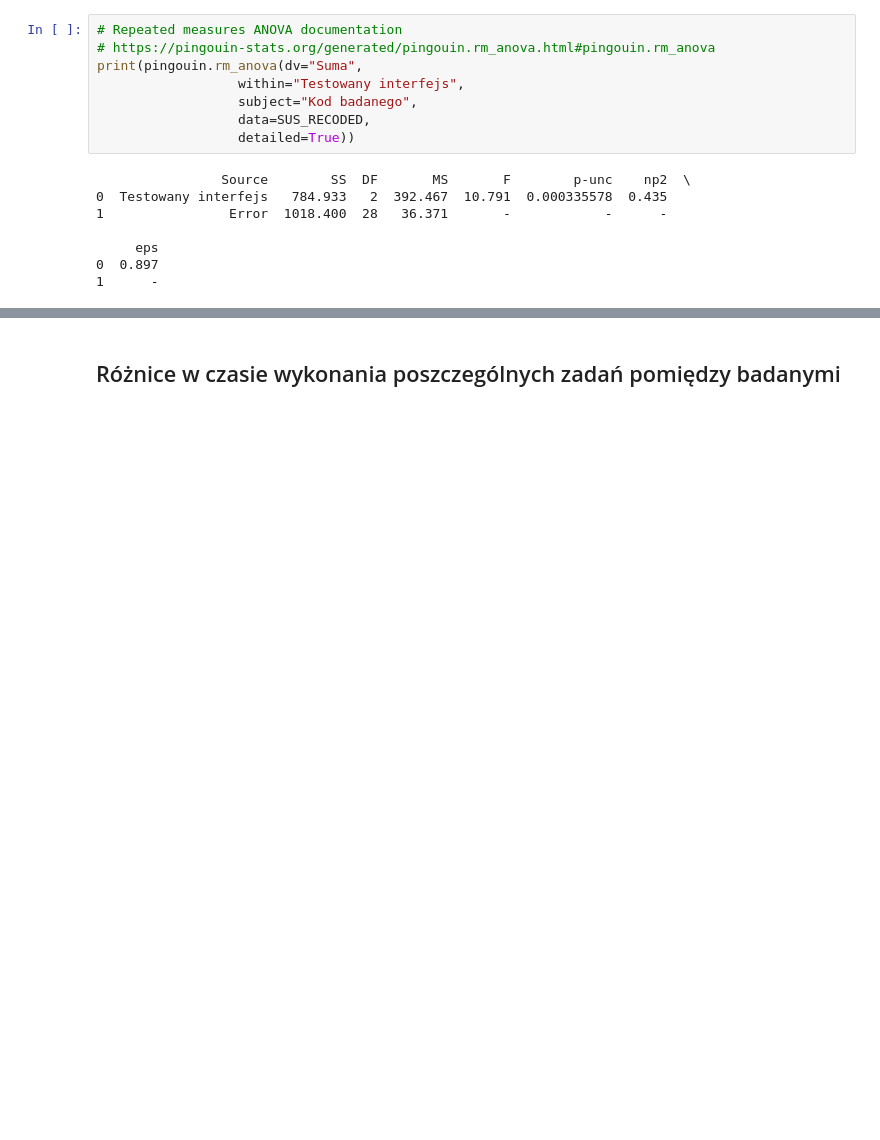
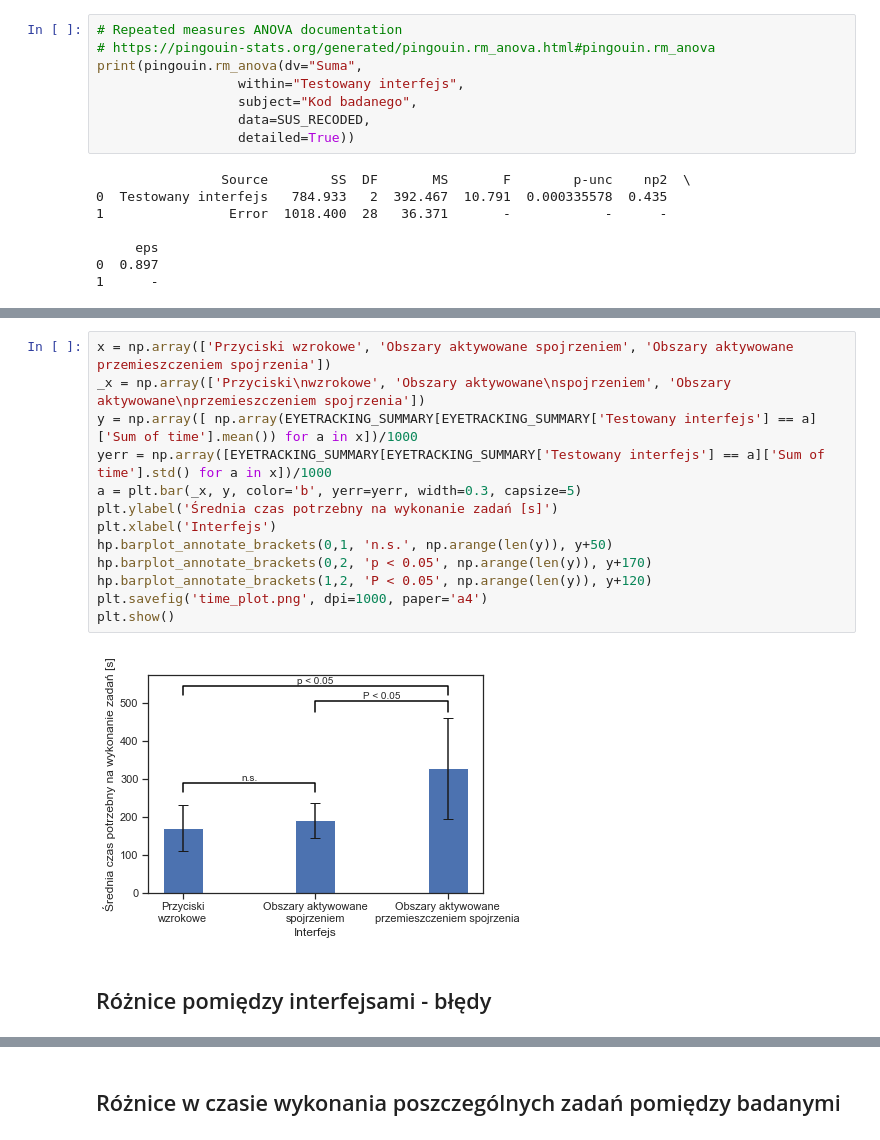
Before and after one commit to SiegfriedWagner/licencjat-analiza, a Jupyter notebook: analiza.ipynb, the cells around one changed output, grey strips where cells are left out. Cells and saved outputs as stored; diff of their text form; blank space fills up the shorter version.

```diff
--- a/analiza.ipynb
+++ b/analiza.ipynb
@@ -406,0 +446,17 @@ plt.show()
+# %%
+x = np.array(['Przyciski wzrokowe', 'Obszary aktywowane spojrzeniem', 'Obszary aktywowane przemieszczeniem spojrzenia'])
+_x = np.array(['Przyciski\nwzrokowe', 'Obszary aktywowane\nspojrzeniem', 'Obszary aktywowane\nprzemieszczeniem spojrzenia'])
+y = np.array([ np.array(EYETRACKING_SUMMARY[EYETRACKING_SUMMARY['Testowany interfejs'] == a]['Sum of time'].mean()) for a in x])/1000
+yerr = np.array([EYETRACKING_SUMMARY[EYETRACKING_SUMMARY['Testowany interfejs'] == a]['Sum of time'].std() for a in x])/1000
+a = plt.bar(_x, y, color='b', yerr=yerr, width=0.3, capsize=5)
+plt.ylabel('Średnia czas potrzebny na wykonanie zadań [s]')
+plt.xlabel('Interfejs')
+hp.barplot_annotate_brackets(0,1, 'n.s.', np.arange(len(y)), y+50)
+hp.barplot_annotate_brackets(0,2, 'p < 0.05', np.arange(len(y)), y+170)
+hp.barplot_annotate_brackets(1,2, 'P < 0.05', np.arange(len(y)), y+120)
+plt.savefig('time_plot.png', dpi=1000, paper='a4')
+plt.show()
+# %% [output]
+[figure, added]
+# %% [markdown]
+## Różnice pomiędzy interfejsami - błędy
```
Also changed, not shown: parts of 46 cells of this notebook, 37 other files.
